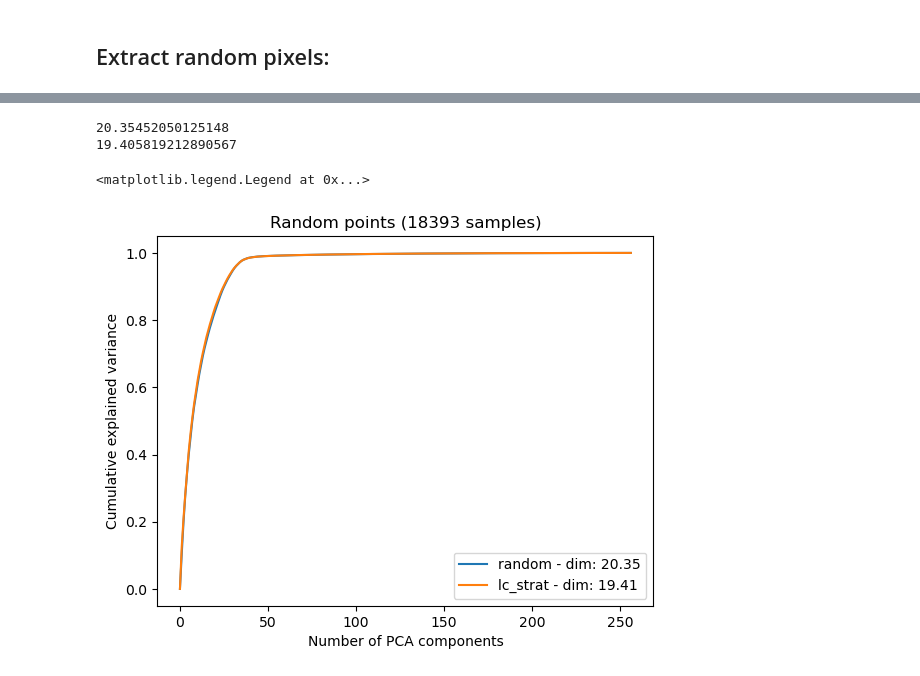
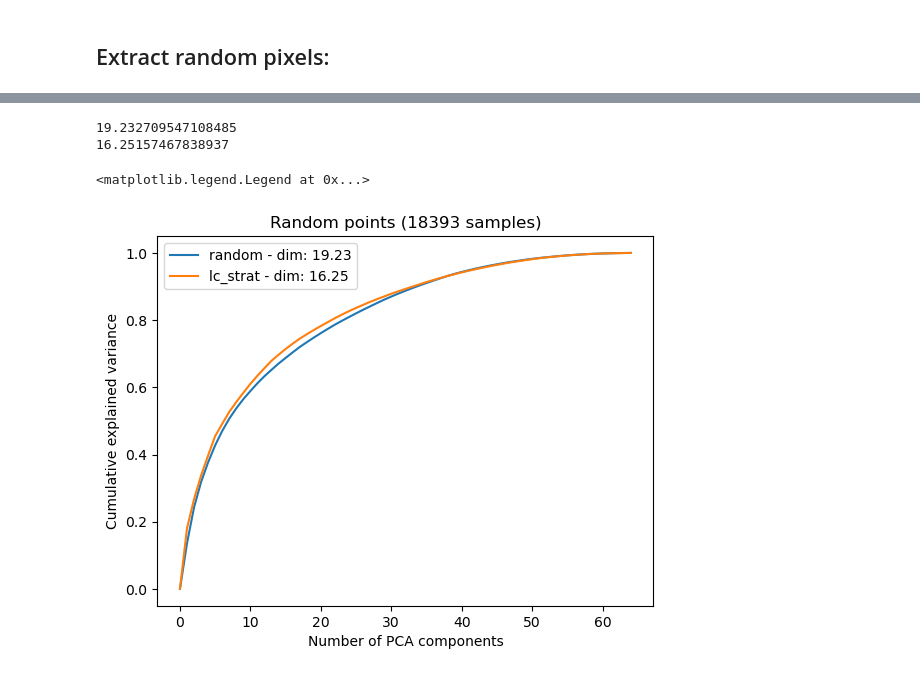
Before and after one commit to WUR-AI/interpret_earth_embeddings, a Jupyter notebook: notebooks/Extract random points from image.ipynb, the cells around one changed output, grey strips where cells are left out. Saved outputs shown, nothing was run; the diff lists cells and outputs as text; code cells hidden in the pictures.

```diff
--- a/notebooks/Extract random points from image.ipynb
+++ b/notebooks/Extract random points from image.ipynb
@@ -36,7 +40,8 @@ Sample random_sample has 9695 data points out of 18393.
 Sample lc_stratified_sample has 9693 data points out of 18393.
 Number of samples: 18393
 # %%
-id = list_ids[13434]
+
+id = list_ids[324]
 
 ae = du.load_tiff(os.path.join(data_folder, 'alphaearth', f'{id}_alphaearth_y-2024.tif'), datatype='np')
 dw = du.load_tiff(os.path.join(data_folder, 'dynamicworld', f'{id}_dynamicworld_y-2024.tif'), datatype='np')
@@ -45,5 +50,6 @@ fig, ax = plt.subplots(1, 3, figsize=(10, 4), gridspec_kw={'width_ratios': [1, 1
 vu.plot_dw_landcover_from_hyp(dw[:, :, :], ax=ax[1], cax=ax[2], fig=fig)
 vu.plot_simple_overview_embeddings(ae, method='pca', bands=(3, 4, 5), ax=ax[0])
 
-print(gdf_points[gdf_points.id == id][['lat', 'lon']])
+curr_coords = gdf_points[gdf_points.id == id][['lat', 'lon']]
+print(f'(lat, lon) = ({curr_coords.lat.values[0]}, {curr_coords.lon.values[0]})')
 # %% [output]
@@ -121,0 +137,3 @@ df_results = pd.DataFrame(results)
+# %%
+df = du.load_csv_with_points(parent_folder=data_folder, modality='alphaearth', sample_type='lc_stratified_sample')
+df
@@ -122,4 +154,4 @@ df_results = pd.DataFrame(results)
 # %%
-df_results_geoclip_random = pd.read_csv('/Users/tplas/data/dw_sampled_locations/data_spherical/geoclip/random_sample_geoclip.csv')
-df_results_geoclip_strat = pd.read_csv('/Users/tplas/data/dw_sampled_locations/data_spherical/geoclip/lc_stratified_sample_geoclip.csv')
-GEOCLIP_COLS = [c for c in df_results_geoclip_random.columns if c.startswith('emb')]
+df_random = du.load_csv_with_points(parent_folder=data_folder, modality='alphaearth', sample_type='random_sample')
+df_strat = du.load_csv_with_points(parent_folder=data_folder, modality='alphaearth', sample_type='lc_stratified_sample')
+EMB_COLS = [c for c in df_random.columns if c.startswith('emb')]
@@ -149,27 +158,27 @@ SATCLIP_COLS
 # %%
 df_use = df_results_centre
 import sklearn
 
 # for name, df_sel in zip(['random_sample', 'lc_stratified_sample'], [df_use[df_use['random_sample'] == True], df_use[df_use['lc_stratified_sample'] == True]]):
 # for name, df_sel in zip(['random', 'lc_strat'], [df_results_geoclip_random, df_results_geoclip_strat]):
-for name, df_sel in zip(['random', 'lc_strat'], [df_results_satclip_random, df_results_satclip_strat]):
+for name, df_sel in zip(['random', 'lc_strat'], [df_random, df_strat]):
     # df_sel = df_results[df_results['lc_stratified_sample'] == True]
-    pca = sklearn.decomposition.PCA(n_components=len(SATCLIP_COLS))
-    ae_pca = pca.fit_transform(df_sel[SATCLIP_COLS].values)
+    pca = sklearn.decomposition.PCA(n_components=len(EMB_COLS))
+    ae_pca = pca.fit_transform(df_sel[EMB_COLS].values)
     cum_expl_var = np.cumsum(pca.explained_variance_ratio_)
     sum_squares = np.sum(np.power(pca.explained_variance_, 2))
     square_sum = np.sum(pca.explained_variance_) ** 2
     dim = float(square_sum / sum_squares)
 
     print(dim)
     plt.plot([0] + list(cum_expl_var), label=f'{name} - dim: {dim:.2f}')
 plt.xlabel('Number of PCA components')
 plt.ylabel('Cumulative explained variance')
 # plt.title(f'Centre-only ({len(df_use)} samples)')
 plt.title(f'Random points ({len(df_use)} samples)')
 plt.legend()
 # %% [output]
-20.35452050125148
-19.405819212890567
+19.232709547108485
+16.25157467838937
 <matplotlib.legend.Legend at 0x...>
-[figure, old version]
+[figure, new version]
```
Also changed, not shown: parts of 9 cells of this notebook, 2 other files.
